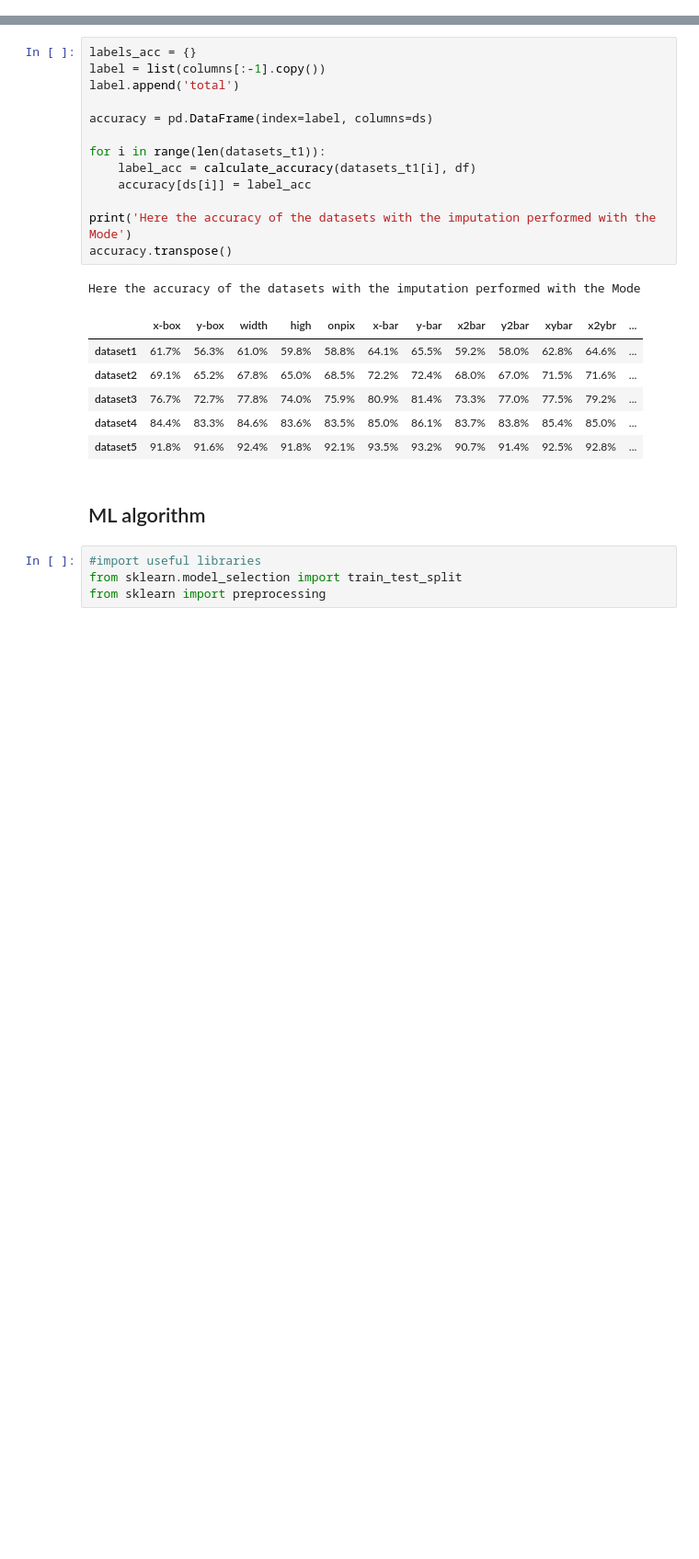
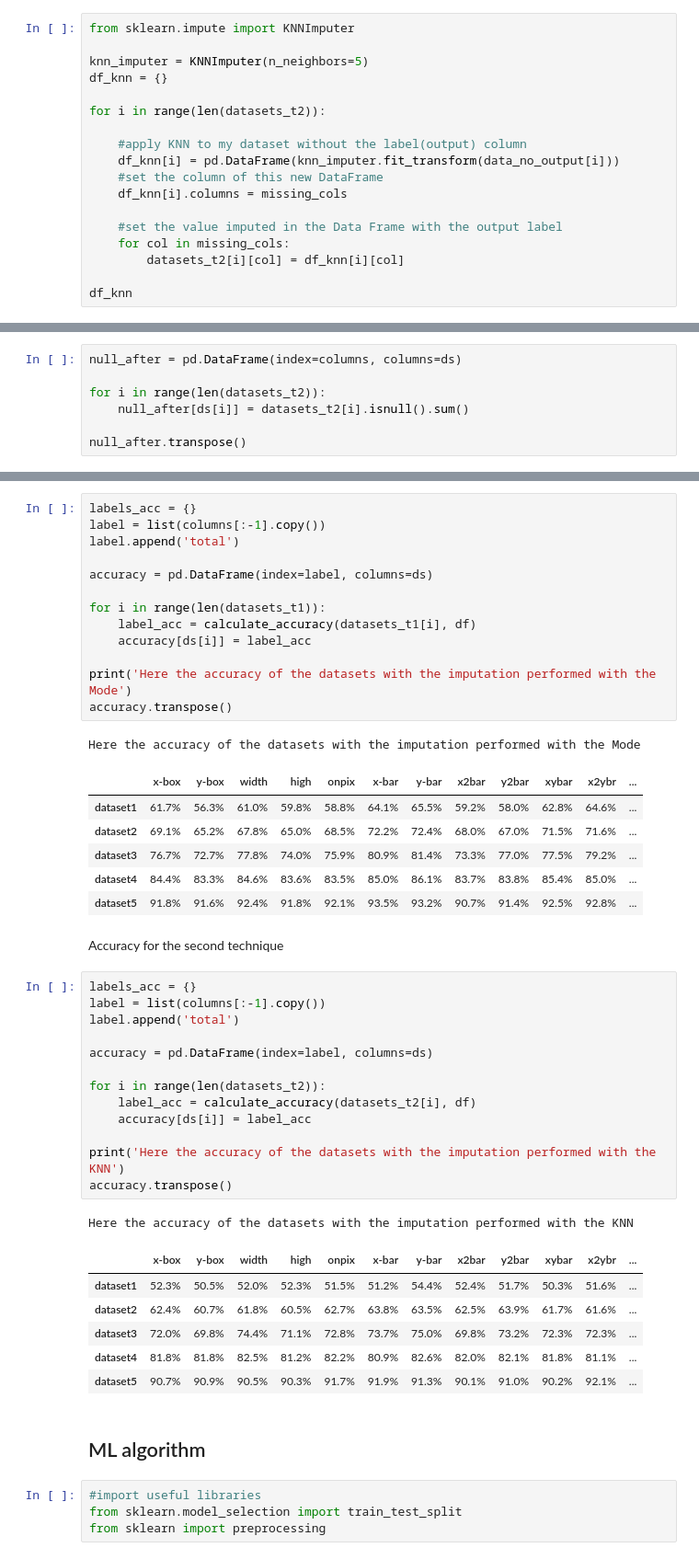
Before and after one commit to sofiamartellozzo/DQ_project, a Jupyter notebook: project.ipynb, the cells around one changed output, grey strips where cells are left out. Shown at 92% size. Drawn from its saved outputs; the diff is of its cells as text; blank space fills up the shorter version.

```diff
--- a/project.ipynb
+++ b/project.ipynb
@@ -299,0 +328,18 @@ null_after.transpose()
+# %%
+from sklearn.impute import KNNImputer
+
+knn_imputer = KNNImputer(n_neighbors=5)
+df_knn = {}
+
+for i in range(len(datasets_t2)):
+
+    #apply KNN to my dataset without the label(output) column
+    df_knn[i] = pd.DataFrame(knn_imputer.fit_transform(data_no_output[i]))
+    #set the column of this new DataFrame
+    df_knn[i].columns = missing_cols
+
+    #set the value imputed in the Data Frame with the output label
+    for col in missing_cols:
+        datasets_t2[i][col] = df_knn[i][col]
+
+df_knn
@@ -299,0 +364,7 @@ null_after.transpose()
+# %%
+null_after = pd.DataFrame(index=columns, columns=ds)
+
+for i in range(len(datasets_t2)):
+    null_after[ds[i]] = datasets_t2[i].isnull().sum()
+
+null_after.transpose()
@@ -358,6 +438,29 @@ Here the accuracy of the datasets with the imputation performed with the Mode
 | dataset3 | 76.7% | 72.7% | 77.8% | 74.0% | 75.9% | 80.9% | 81.4% | 73.3% | 77.0% | 77.5% | 79.2% | ... |
 | dataset4 | 84.4% | 83.3% | 84.6% | 83.6% | 83.5% | 85.0% | 86.1% | 83.7% | 83.8% | 85.4% | 85.0% | ... |
 | dataset5 | 91.8% | 91.6% | 92.4% | 91.8% | 92.1% | 93.5% | 93.2% | 90.7% | 91.4% | 92.5% | 92.8% | ... |
+# %% [markdown]
+Accuracy for the second technique
+# %%
+labels_acc = {}
+label = list(columns[:-1].copy())
+label.append('total')
+
+accuracy = pd.DataFrame(index=label, columns=ds)
+
+for i in range(len(datasets_t2)):
+    label_acc = calculate_accuracy(datasets_t2[i], df)
+    accuracy[ds[i]] = label_acc
+
+print('Here the accuracy of the datasets with the imputation performed with the KNN')
+accuracy.transpose()
+# %% [output]
+Here the accuracy of the datasets with the imputation performed with the KNN
+|  | x-box | y-box | width | high | onpix | x-bar | y-bar | x2bar | y2bar | xybar | x2ybr | ... |
+| dataset1 | 52.3% | 50.5% | 52.0% | 52.3% | 51.5% | 51.2% | 54.4% | 52.4% | 51.7% | 50.3% | 51.6% | ... |
+| dataset2 | 62.4% | 60.7% | 61.8% | 60.5% | 62.7% | 63.8% | 63.5% | 62.5% | 63.9% | 61.7% | 61.6% | ... |
+| dataset3 | 72.0% | 69.8% | 74.4% | 71.1% | 72.8% | 73.7% | 75.0% | 69.8% | 73.2% | 72.3% | 72.3% | ... |
+| dataset4 | 81.8% | 81.8% | 82.5% | 81.2% | 82.2% | 80.9% | 82.6% | 82.0% | 82.1% | 81.8% | 81.1% | ... |
+| dataset5 | 90.7% | 90.9% | 90.5% | 90.3% | 91.7% | 91.9% | 91.3% | 90.1% | 91.0% | 90.2% | 92.1% | ... |
 # %% [markdown]
 ## ML algorithm
 # %%
```
Also changed, not shown: parts of 37 cells of this notebook.
